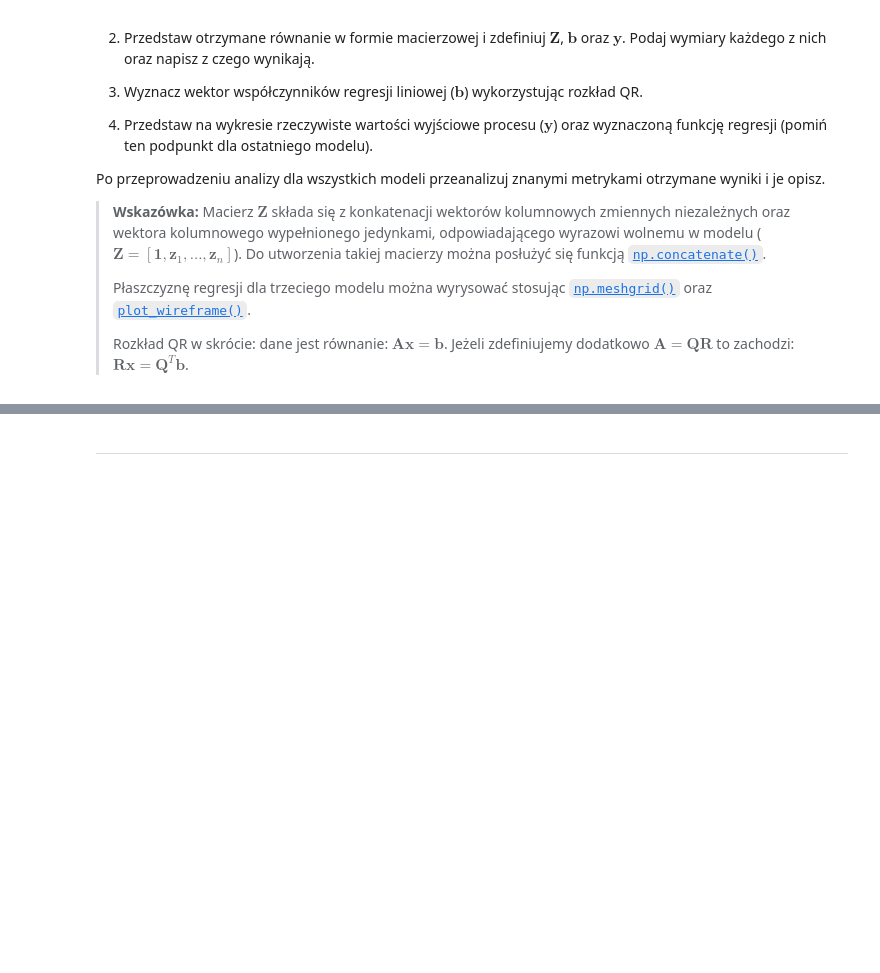
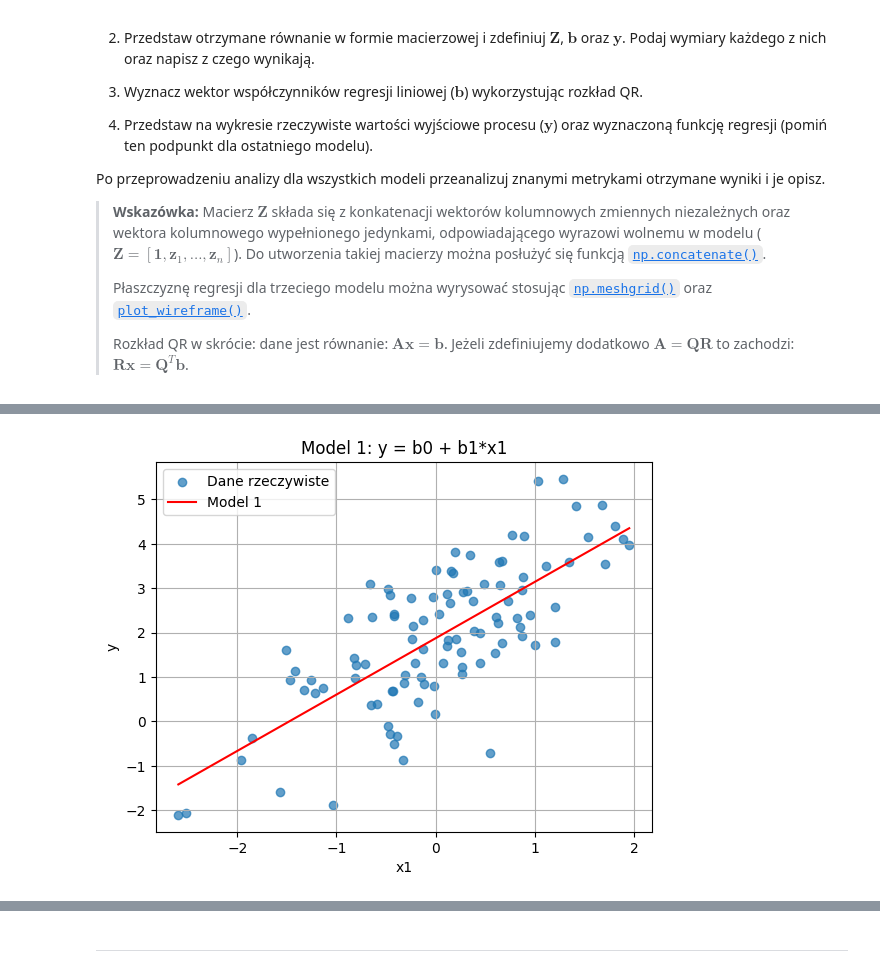
Before and after one commit to MN-KJ-2025/lab-5-r-wnania-m-x-n-joniec1, a Jupyter notebook: sprawozdanie.ipynb, the cells around one changed output, grey strips where cells are left out. Saved outputs shown, nothing was run; the diff lists cells and outputs as text; code cells hidden in the pictures; blank space fills up the shorter version.

```diff
--- a/sprawozdanie.ipynb
+++ b/sprawozdanie.ipynb
@@ -295,0 +365,90 @@ Po przeprowadzeniu analizy dla wszystkich modeli przeanalizuj znanymi metrykami
+# %%
+# ===== Twoja implementacja tutaj =====
+x1 = np.random.normal(loc = 0, scale=1, size=100)
+x2 = np.random.normal(loc = 0, scale=1, size=100)
+epsilon = np.random.normal(loc = 0, scale=1, size=100)
+
+y = 2 + x1 -0.5*x2 + epsilon
+
+
+def model1():
+    Z = np.concatenate((
+    np.ones((len(x1), 1)),
+    x1[:, np.newaxis]
+), axis=1)
+    Q, R = np.linalg.qr(Z)
+    b = np.linalg.solve(R, Q.T @ y)
+    return b
+
+def model2():
+    Z = np.concatenate((
+    np.ones((len(x2), 1)),
+    x2[:, np.newaxis]
+), axis=1)
+    Q, R = np.linalg.qr(Z)
+    b = np.linalg.solve(R, Q.T @ y)
+    return b
+
+def model3():
+    Z = np.concatenate((
+    np.ones((len(x1), 1)),
+    x1[:, np.newaxis],
+    x2[:, np.newaxis]
+), axis=1)
+    Q, R = np.linalg.qr(Z)
+    b = np.linalg.solve(R, Q.T @ y)
+    return b
+
+def model4():
+    Z = np.concatenate((
+    np.ones((len(x1), 1)),
+    x1[:, np.newaxis],
+    x2[:, np.newaxis],
+    (x1 * x2)[:, np.newaxis]
+), axis=1)
+    Q, R = np.linalg.qr(Z)
+    b = np.linalg.solve(R, Q.T @ y)
+    return b
+
+b1 = model1()
+b2 = model2()
+b3 = model3()
+b4 = model4()
+
+print("Model 1: b =", np.round(b1, 3))
+print("Model 2: b =", np.round(b2, 3))
+print("Model 3: b =", np.round(b3, 3))
+print("Model 4: b =", np.round(b4, 3))
+
+plt.figure()
+plt.scatter(x1, y, label='Dane rzeczywiste', alpha=0.7)
+plt.plot(np.sort(x1), b1[0] + b1[1]*np.sort(x1), 'r', label='Model 1')
+plt.xlabel('x1')
+plt.ylabel('y')
+plt.title('Model 1: y = b0 + b1*x1')
+plt.legend()
+plt.grid(True)
+
+plt.figure()
+plt.scatter(x2, y, label='Dane rzeczywiste', alpha=0.7)
+plt.plot(np.sort(x2), b1[0] + b1[1]*np.sort(x2), 'r', label='Model 2')
+plt.xlabel('x1')
+plt.ylabel('y')
+plt.title('Model 2: y = b0 + b1*x2')
+plt.legend()
+plt.grid(True)
+
+X1, X2 = np.meshgrid(np.linspace(min(x1), max(x1), 20),
+                     np.linspace(min(x2), max(x2), 20))
+Y = b[0] + b[1]*X1 + b[2]*X2
+
+fig = plt.figure()
+ax = fig.add_subplot(111, projection='3d')
+ax.scatter(x1, x2, y, color='blue', label='Dane')
+ax.plot_wireframe(X1, X2, Y, color='red', alpha=0.6, label='Model 3')
+ax.set_xlabel('x1')
+ax.set_ylabel('x2')
+ax.set_zlabel('y')
+ax.legend()
+plt.show()
+# %% [output]
@@ -295,0 +459 @@ Po przeprowadzeniu analizy dla wszystkich modeli przeanalizuj znanymi metrykami
+[figure, added]
```
Also changed, not shown: parts of 8 cells of this notebook.
